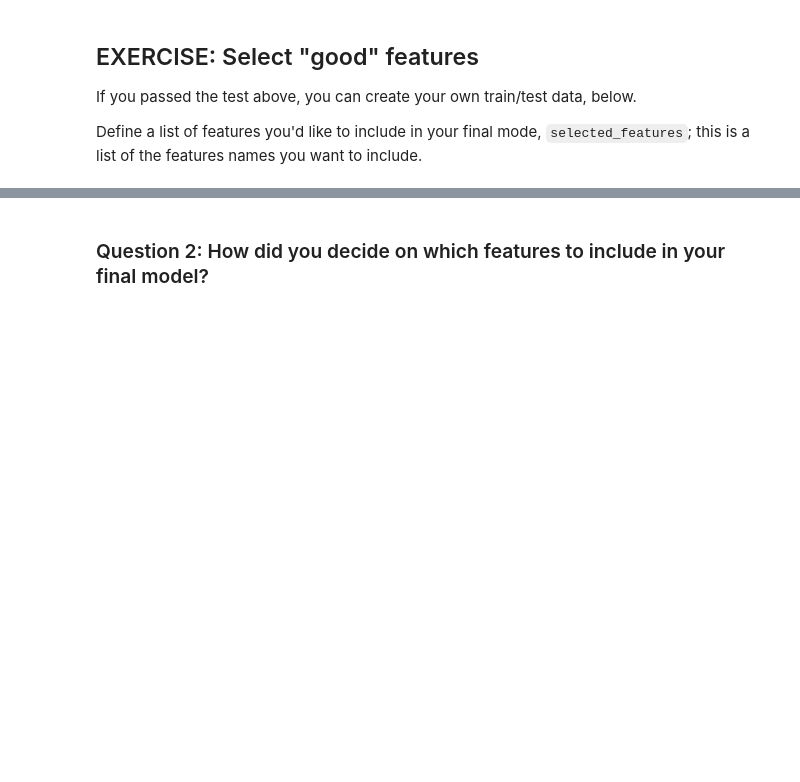
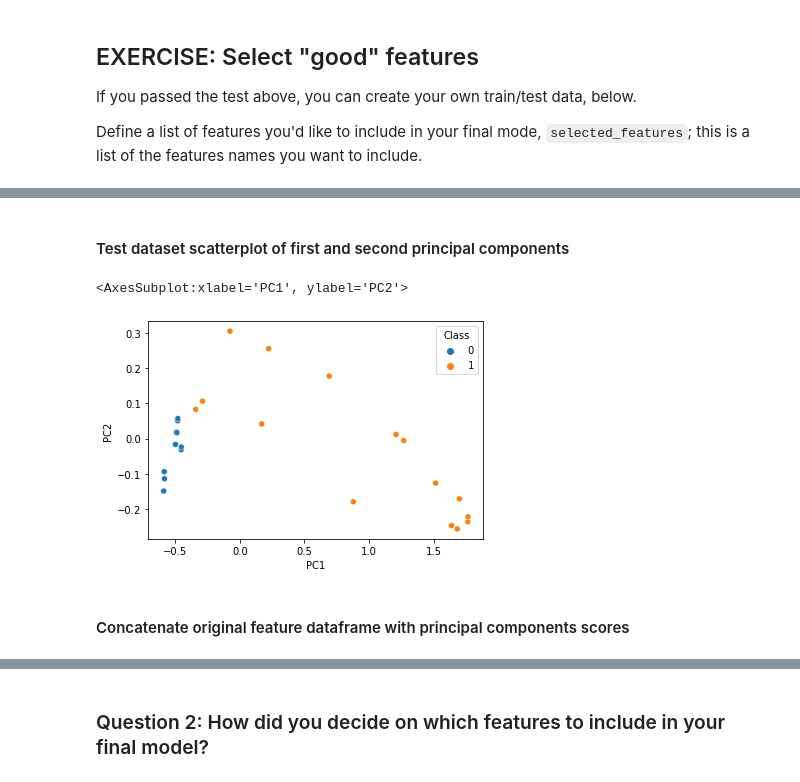
Before and after one commit to adelmofilho/UdacityPlagiarismDetection, a Jupyter notebook: 2_Plagiarism_Feature_Engineering.ipynb, the cells around one changed output, grey strips where cells are left out. Saved outputs shown, nothing was run; the diff lists cells and outputs as text; code cells hidden in the pictures; blank space fills up the shorter version.

```diff
--- a/2_Plagiarism_Feature_Engineering.ipynb
+++ b/2_Plagiarism_Feature_Engineering.ipynb
@@ -1050,0 +953,9 @@ Training df sample:
+# %% [markdown]
+#### Test dataset scatterplot of first and second principal components
+# %%
+sns.scatterplot(data=df_scores[df_scores["Datatype"]=="test"], x = "PC1", y = "PC2", hue="Class")
+# %% [output]
+<AxesSubplot:xlabel='PC1', ylabel='PC2'>
+[figure, added]
+# %% [markdown]
+#### Concatenate original feature dataframe with principal components scores
```
Also changed, not shown: parts of 44 cells of this notebook, 7 other files.
